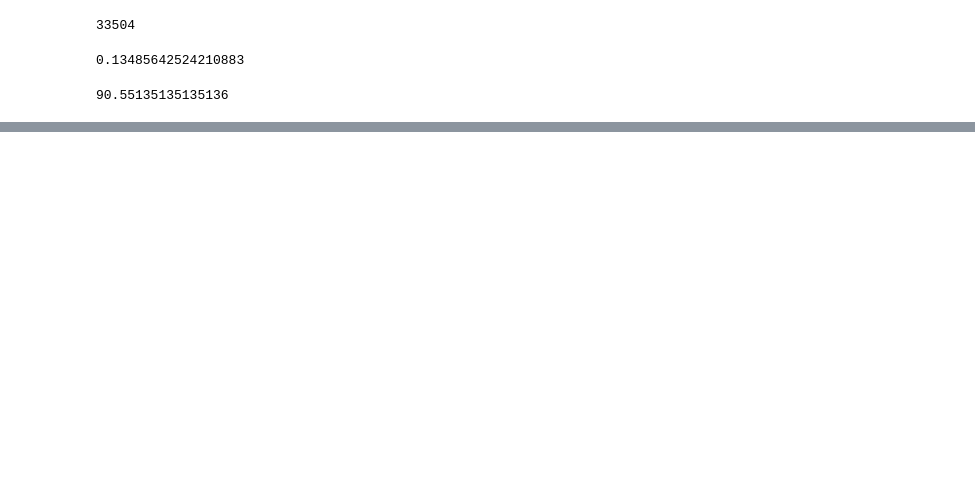
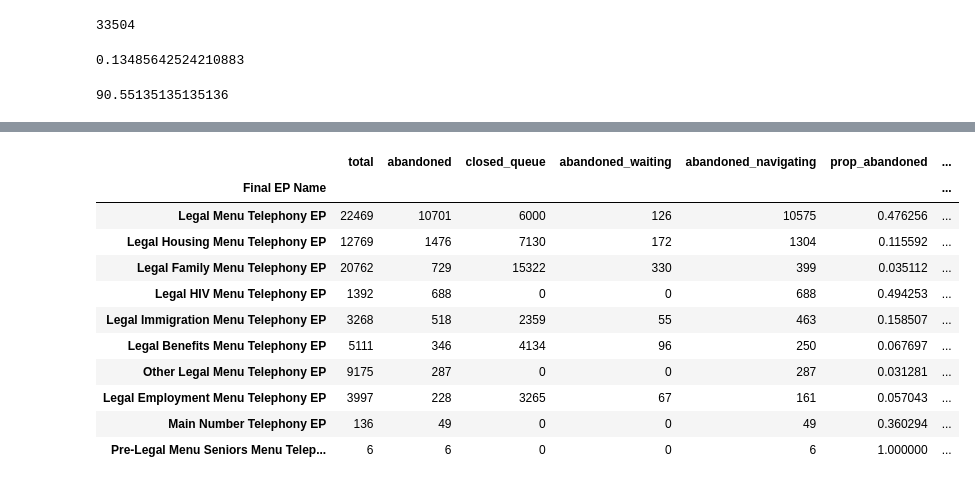
Before and after one commit to arvindkrishna87/STAT390_LegalAid_Fall2025, a Jupyter notebook: Internal work of Teams/Krish/caller_type_tag.ipynb, the cells around one changed output, grey strips where cells are left out. Cells and saved outputs as stored; diff of their text form; code cells hidden in the pictures; blank space fills up the shorter version.

```diff
--- a/Internal work of Teams/Krish/caller_type_tag.ipynb
+++ b/Internal work of Teams/Krish/caller_type_tag.ipynb
@@ -1221,0 +1665,10 @@ last_act.loc[last_act['caller_type'] == 'Main menu only']
+# %%
+tagged_data['abandoned'] = 0
+tagged_data['Closed_queue'] = 0
+tagged_data.loc[tagged_data['outcome_type'] == 'Abandoned','abandoned'] = 1
+tagged_data.loc[tagged_data['outcome_type'] == 'Closed queue','Closed_queue'] = 1
+summary = tagged_data.groupby(['caller_type','Final EP Name']).agg(total=('abandoned', 'count'),abandoned=('abandoned', 'sum'),
+                                                                  closed_queue = ('Closed_queue','sum'))
+summary['prop_abandoned'] = summary['abandoned'] / summary['total']
+summary['prop_closed_queue'] = summary['closed_queue'] / summary['total']
+summary.loc['Non-senior legal issue'].sort_values(by = 'prop_abandoned', ascending = False)
@@ -1221,0 +1688,52 @@ last_act.loc[last_act['caller_type'] == 'Main menu only']
+# %%
+tagged_data['abandoned'] = 0
+tagged_data['Closed_queue'] = 0
+tagged_data['abandoned_waiting'] = 0
+tagged_data['abandoned_navigating'] = 0
+
+tagged_data.loc[tagged_data['outcome_type'] == 'Abandoned', 'abandoned'] = 1
+tagged_data.loc[tagged_data['outcome_type'] == 'Closed queue', 'Closed_queue'] = 1
+tagged_data.loc[tagged_data['abandonment_type'] == 'waiting in queue', 'abandoned_waiting'] = 1
+tagged_data.loc[tagged_data['abandonment_type'] == 'navigating menu', 'abandoned_navigating'] = 1
+
+summary = (
+    tagged_data
+        .groupby(['caller_type', 'Final EP Name'])
+        .agg(
+            total=('abandoned', 'count'),
+            abandoned=('abandoned', 'sum'),
+            closed_queue=('Closed_queue', 'sum'),
+            abandoned_waiting=('abandoned_waiting', 'sum'),
+            abandoned_navigating=('abandoned_navigating', 'sum'),
+        )
+)
+
+summary = summary.loc['Non-senior legal issue'].copy()
+
+# proportions WITHIN caller_type × Final EP Name
+summary['prop_abandoned'] = summary['abandoned'] / summary['total']
+#summary['prop_closed_queue'] = summary['closed_queue'] / summary['total']
+#summary['prop_abandoned_waiting'] = summary['abandoned_waiting'] / summary['abandoned']
+#summary['prop_abandoned_navigating'] = summary['abandoned_navigating'] / summary['abandoned']
+
+# proportions OUT OF total abandoned or total closed_queue across all rows in summary
+summary['prop_abandoned_global'] = summary['abandoned'] / summary['abandoned'].sum()
+#summary['prop_closed_queue_global'] = summary['closed_queue'] / summary['closed_queue'].sum()
+#summary['prop_abandoned_waiting_col'] = summary['abandoned_waiting'] / summary['abandoned_waiting'].sum()
+#summary['prop_abandoned_navigating_col'] = summary['abandoned_navigating'] / summary['abandoned_navigating'].sum()
+
+# Example: filter for caller_type = Non-senior legal issue
+summary.sort_values(by='prop_abandoned_global', ascending=False)
+# %% [output]
+|  | total | abandoned | closed_queue | abandoned_waiting | abandoned_navigating | prop_abandoned | ... |
+| Final EP Name |  |  |  |  |  |  | ... |
+| Legal Menu Telephony EP | 22469 | 10701 | 6000 | 126 | 10575 | 0.476256 | ... |
+| Legal Housing Menu Telephony EP | 12769 | 1476 | 7130 | 172 | 1304 | 0.115592 | ... |
+| Legal Family Menu Telephony EP | 20762 | 729 | 15322 | 330 | 399 | 0.035112 | ... |
+| Legal HIV Menu Telephony EP | 1392 | 688 | 0 | 0 | 688 | 0.494253 | ... |
+| Legal Immigration Menu Telephony EP | 3268 | 518 | 2359 | 55 | 463 | 0.158507 | ... |
+| Legal Benefits Menu Telephony EP | 5111 | 346 | 4134 | 96 | 250 | 0.067697 | ... |
+| Other Legal Menu Telephony EP | 9175 | 287 | 0 | 0 | 287 | 0.031281 | ... |
+| Legal Employment Menu Telephony EP | 3997 | 228 | 3265 | 67 | 161 | 0.057043 | ... |
+| Main Number Telephony EP | 136 | 49 | 0 | 0 | 49 | 0.360294 | ... |
+| Pre-Legal Menu Seniors Menu Telep... | 6 | 6 | 0 | 0 | 6 | 1.000000 | ... |
```
Also changed, not shown: parts of 109 cells of this notebook, 1 other file.
